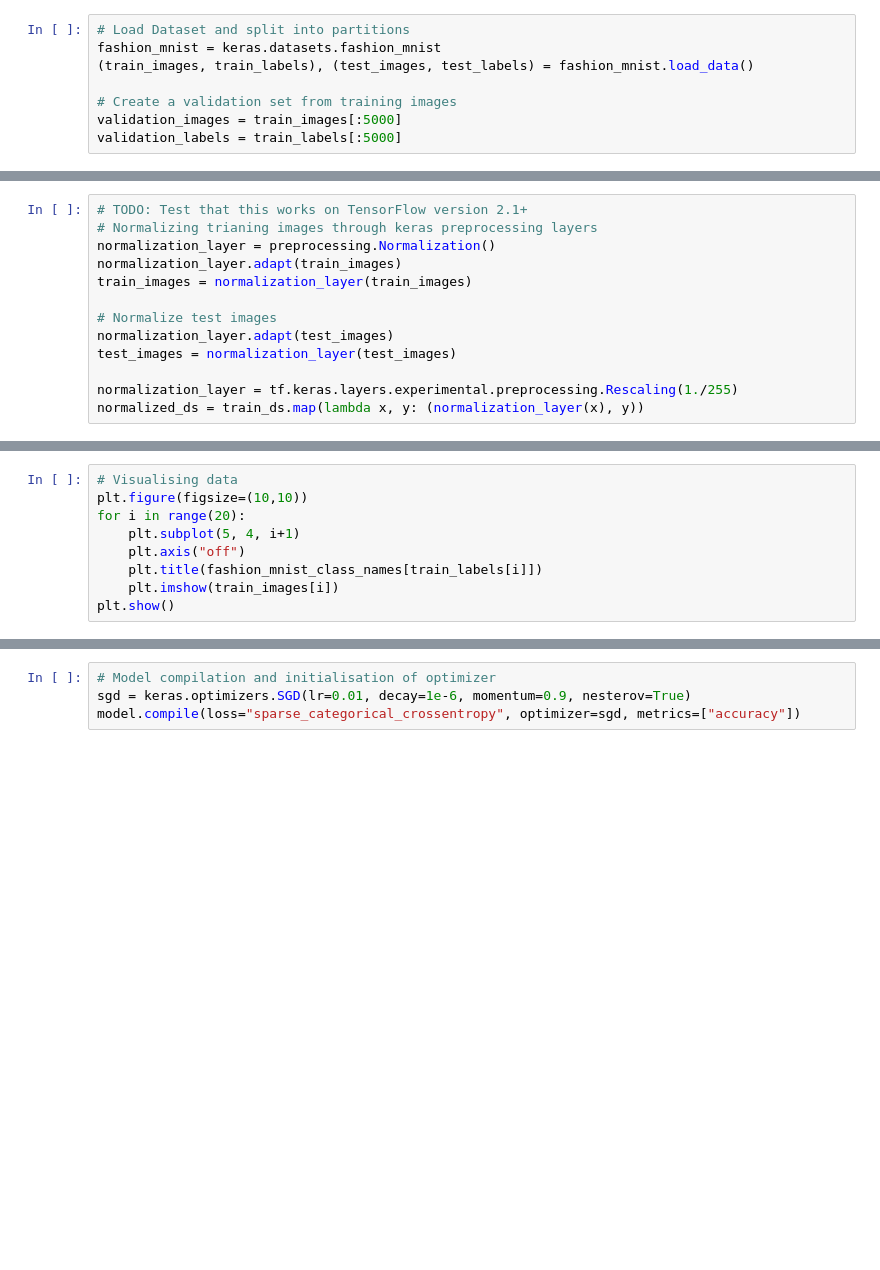
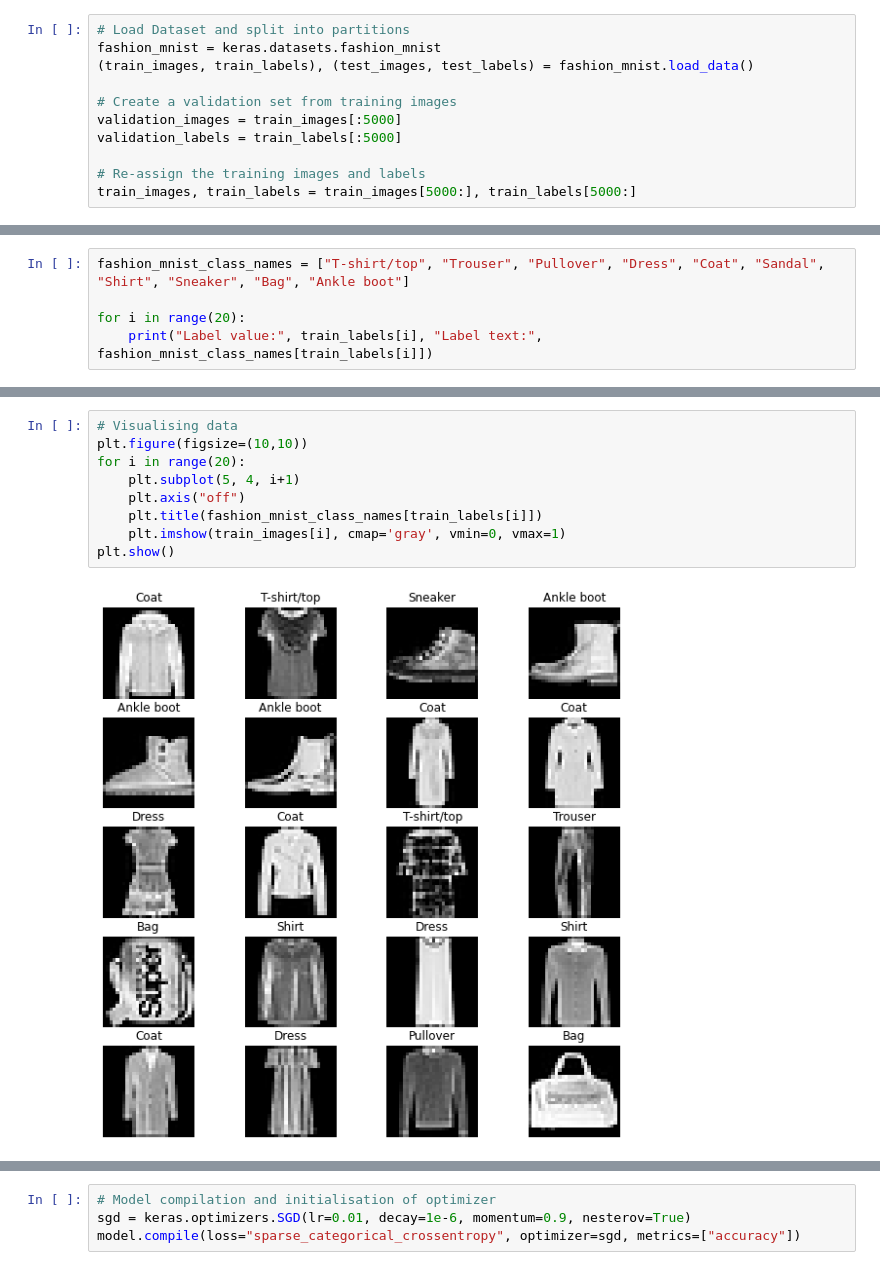
Before and after one commit to sideraverso/CV-and-Deep-Learning, a Jupyter notebook: notebooks/02_image_classification_with_DNN.ipynb, the cells around one changed output, grey strips where cells are left out. Cells and saved outputs as stored; diff of their text form; blank space fills up the shorter version.

```diff
--- a/notebooks/02_image_classification_with_DNN.ipynb
+++ b/notebooks/02_image_classification_with_DNN.ipynb
@@ -15,3 +65,6 @@ fashion_mnist = keras.datasets.fashion_mnist
 # Create a validation set from training images
 validation_images = train_images[:5000]
 validation_labels = train_labels[:5000]
+
+# Re-assign the training images and labels
+train_images, train_labels = train_images[5000:], train_labels[5000:]
@@ -49,13 +153,0 @@ print("Maximum value of training images", train_images.max())
-# %%
-# TODO: Test that this works on TensorFlow version 2.1+
-# Normalizing trianing images through keras preprocessing layers
-normalization_layer = preprocessing.Normalization()
-normalization_layer.adapt(train_images)
-train_images = normalization_layer(train_images)
-
-# Normalize test images
-normalization_layer.adapt(test_images)
-test_images = normalization_layer(test_images)
-
-normalization_layer = tf.keras.layers.experimental.preprocessing.Rescaling(1./255)
-normalized_ds = train_ds.map(lambda x, y: (normalization_layer(x), y))
@@ -84,0 +200,5 @@ fashion_mnist_class_names[train_labels[2]]
+# %%
+fashion_mnist_class_names = ["T-shirt/top", "Trouser", "Pullover", "Dress", "Coat", "Sandal", "Shirt", "Sneaker", "Bag", "Ankle boot"]
+
+for i in range(20):
+    print("Label value:", train_labels[i], "Label text:", fashion_mnist_class_names[train_labels[i]])
@@ -85,9 +234,11 @@ fashion_mnist_class_names[train_labels[2]]
 # %%
 # Visualising data
 plt.figure(figsize=(10,10))
 for i in range(20):
     plt.subplot(5, 4, i+1)
     plt.axis("off")
     plt.title(fashion_mnist_class_names[train_labels[i]])
-    plt.imshow(train_images[i])
+    plt.imshow(train_images[i], cmap='gray', vmin=0, vmax=1)
 plt.show()
+# %% [output]
+[figure, added]
```
Also changed, not shown: parts of 26 cells of this notebook, 3 other files.
